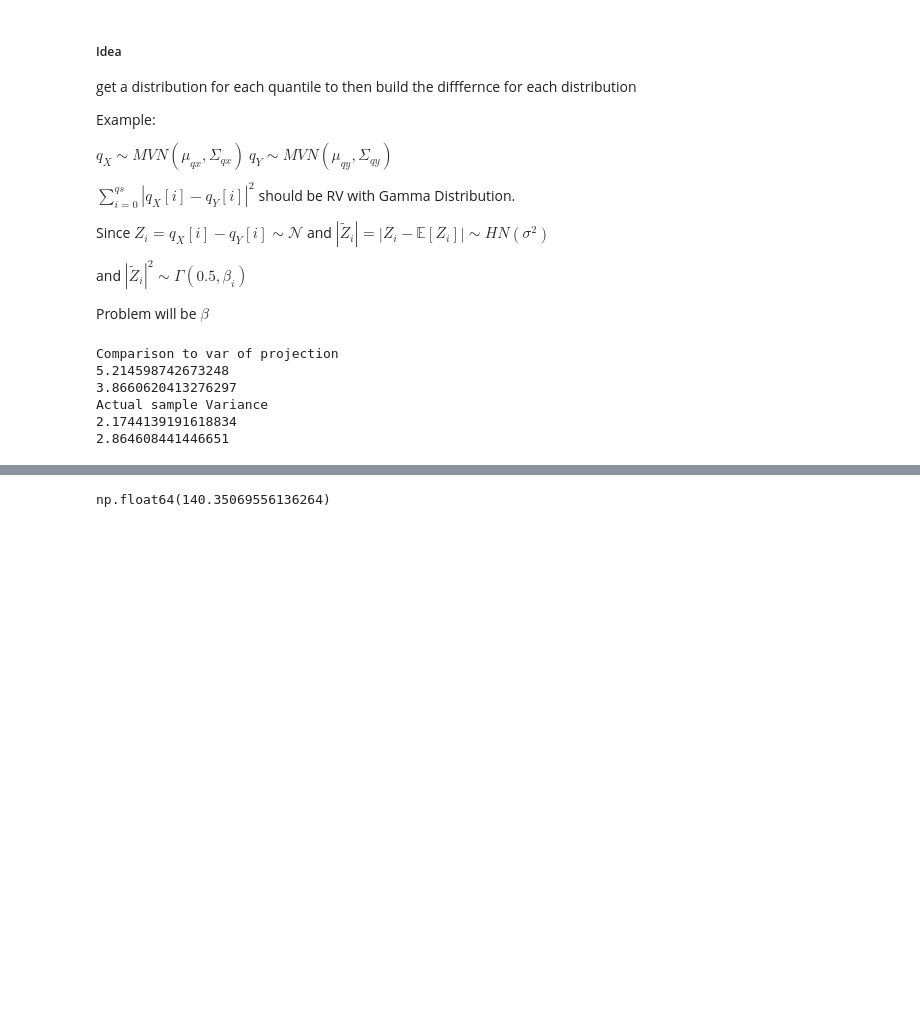
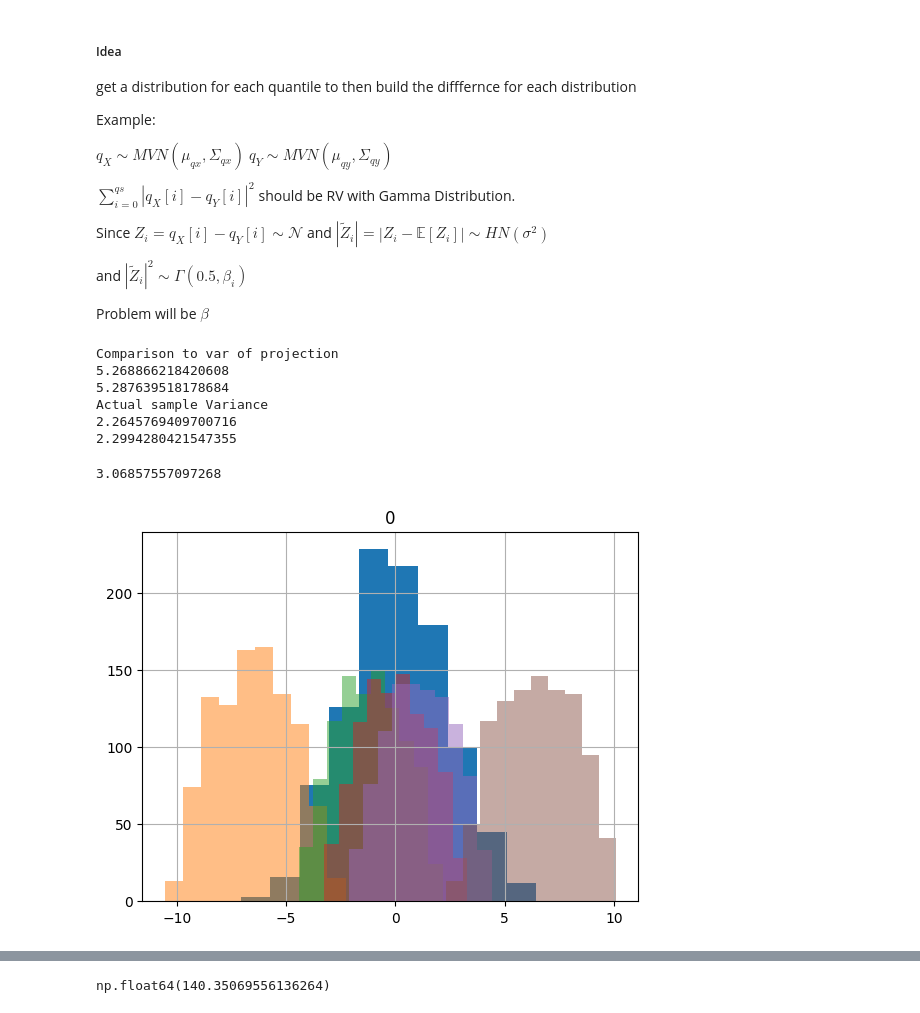
Before and after one commit to jsve96/SWD_CPD, a Jupyter notebook: Gamma-example.ipynb, the cells around one changed output, grey strips where cells are left out. Saved outputs shown, nothing was run; the diff lists cells and outputs as text; code cells hidden in the pictures; blank space fills up the shorter version.

```diff
--- a/Gamma-example.ipynb
+++ b/Gamma-example.ipynb
@@ -103,7 +108,7 @@ Problem will be $\beta$
 # %%
 #### Compute quantiles of Projections for each column
 
-qs = np.linspace(0,1,100)
+qs = np.linspace(0,1,1000)
 
 x_proj_q = np.quantile(x_proj,qs,axis=0)
 y_proj_q = np.quantile(y_proj,qs,axis=0)
@@ -121,8 +126,21 @@ print(np.var(x_proj_q,axis=1).mean())
 print(np.var(y_proj_q,axis=1).mean())
 # %% [output]
 Comparison to var of projection
-5.214598742673248
-3.8660620413276297
+5.268866218420608
+5.287639518178684
 Actual sample Variance
-2.1744139191618834
-2.864608441446651
+2.2645769409700716
+2.2994280421547355
+# %%
+# for k in [0,250,500,750,999]:
+#     print(pd.DataFrame(x_proj_q).iloc[k,:].var())
+
+print(np.var(x_proj_q,axis=0).mean())
+
+pd.DataFrame(np.random.normal(0,2.2645,1000)).hist()
+
+for k in [0,250,500,750,999]:
+    pd.DataFrame(x_proj_q).iloc[k,:].hist(alpha=0.5)
+# %% [output]
+3.06857557097268
+[figure, added]
```
Also changed, not shown: parts of 18 cells of this notebook, 2 other files.
